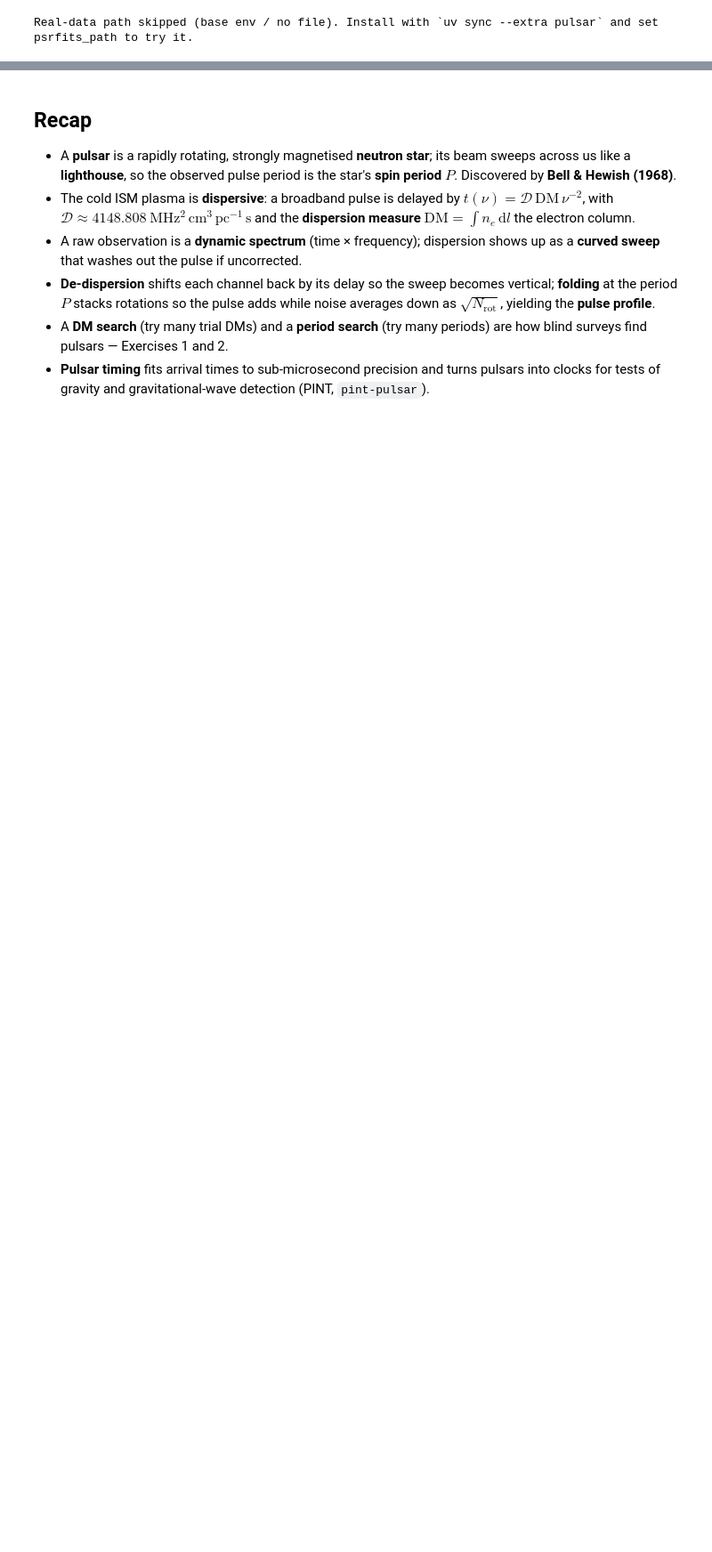
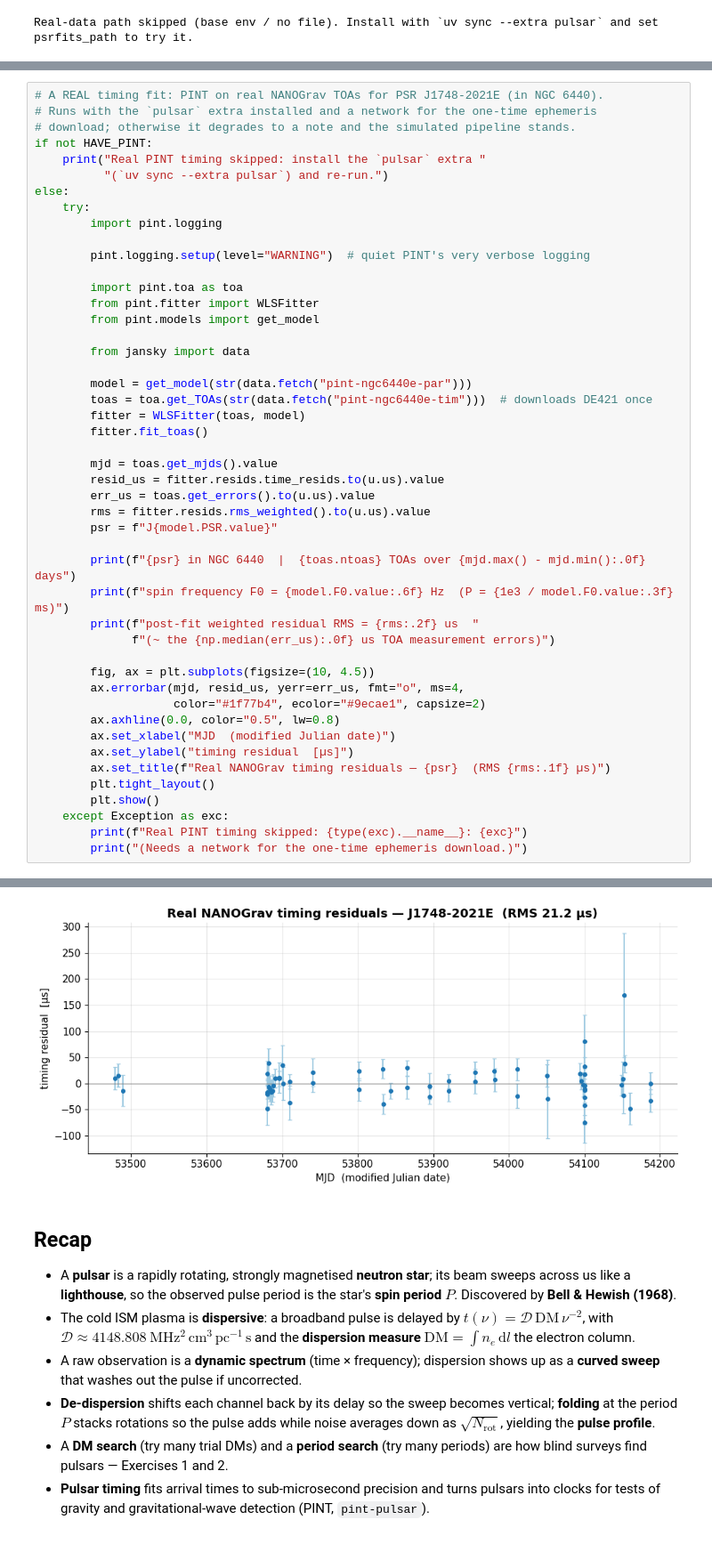
Before and after one commit to joebarbere/jansky, a Jupyter notebook: notebooks/13_pulsars.ipynb, the cells around one changed output, grey strips where cells are left out. Shown at 89% size. Drawn from its saved outputs; the diff is of its cells as text; blank space fills up the shorter version.

```diff
--- a/notebooks/13_pulsars.ipynb
+++ b/notebooks/13_pulsars.ipynb
@@ -569,0 +581,48 @@ Real-data path skipped (base env / no file). Install with `uv sync --extra pulsa
+# %%
+# A REAL timing fit: PINT on real NANOGrav TOAs for PSR J1748-2021E (in NGC 6440).
+# Runs with the `pulsar` extra installed and a network for the one-time ephemeris
+# download; otherwise it degrades to a note and the simulated pipeline stands.
+if not HAVE_PINT:
+    print("Real PINT timing skipped: install the `pulsar` extra "
+          "(`uv sync --extra pulsar`) and re-run.")
+else:
+    try:
+        import pint.logging
+
+        pint.logging.setup(level="WARNING")  # quiet PINT's very verbose logging
+
+        import pint.toa as toa
+        from pint.fitter import WLSFitter
+        from pint.models import get_model
+
+        from jansky import data
+
+        model = get_model(str(data.fetch("pint-ngc6440e-par")))
+        toas = toa.get_TOAs(str(data.fetch("pint-ngc6440e-tim")))  # downloads DE421 once
+        fitter = WLSFitter(toas, model)
+        fitter.fit_toas()
+
+        mjd = toas.get_mjds().value
+        resid_us = fitter.resids.time_resids.to(u.us).value
+        err_us = toas.get_errors().to(u.us).value
+        rms = fitter.resids.rms_weighted().to(u.us).value
+        psr = f"J{model.PSR.value}"
+
+        print(f"{psr} in NGC 6440  |  {toas.ntoas} TOAs over {mjd.max() - mjd.min():.0f} days")
+        print(f"spin frequency F0 = {model.F0.value:.6f} Hz  (P = {1e3 / model.F0.value:.3f} ms)")
+        print(f"post-fit weighted residual RMS = {rms:.2f} us  "
+              f"(~ the {np.median(err_us):.0f} us TOA measurement errors)")
+
+        fig, ax = plt.subplots(figsize=(10, 4.5))
+        ax.errorbar(mjd, resid_us, yerr=err_us, fmt="o", ms=4,
+                    color="#1f77b4", ecolor="#9ecae1", capsize=2)
+        ax.axhline(0.0, color="0.5", lw=0.8)
+        ax.set_xlabel("MJD  (modified Julian date)")
+        ax.set_ylabel("timing residual  [µs]")
+        ax.set_title(f"Real NANOGrav timing residuals — {psr}  (RMS {rms:.1f} µs)")
+        plt.tight_layout()
+        plt.show()
+    except Exception as exc:
+        print(f"Real PINT timing skipped: {type(exc).__name__}: {exc}")
+        print("(Needs a network for the one-time ephemeris download.)")
+# %% [output]
@@ -570,3 +632,4 @@ Real-data path skipped (base env / no file). Install with `uv sync --extra pulsa
+[figure, added]
 # %% [markdown]
 ## Recap
 
```
Also changed, not shown: parts of 7 cells of this notebook, 2 other files.
